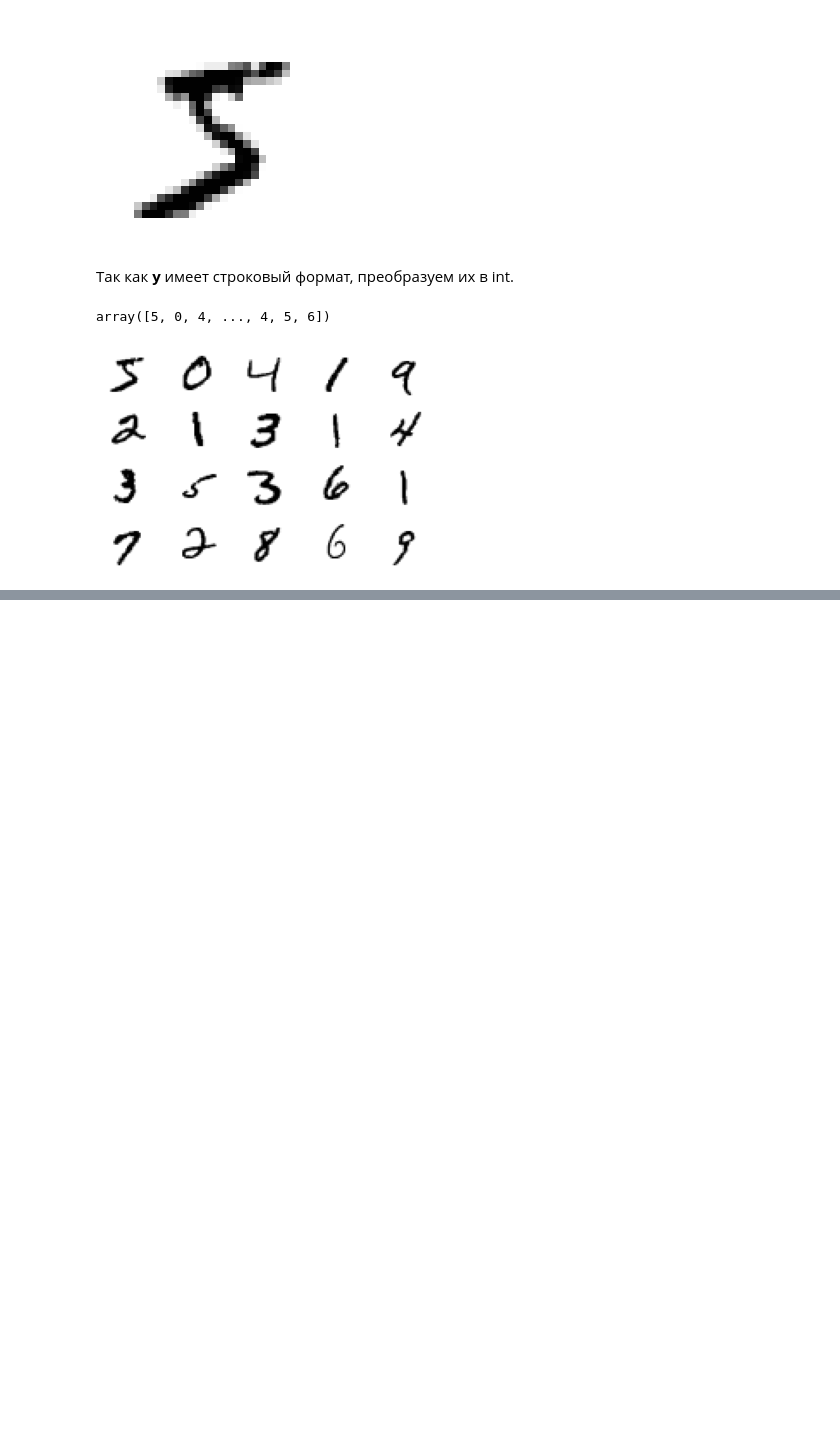
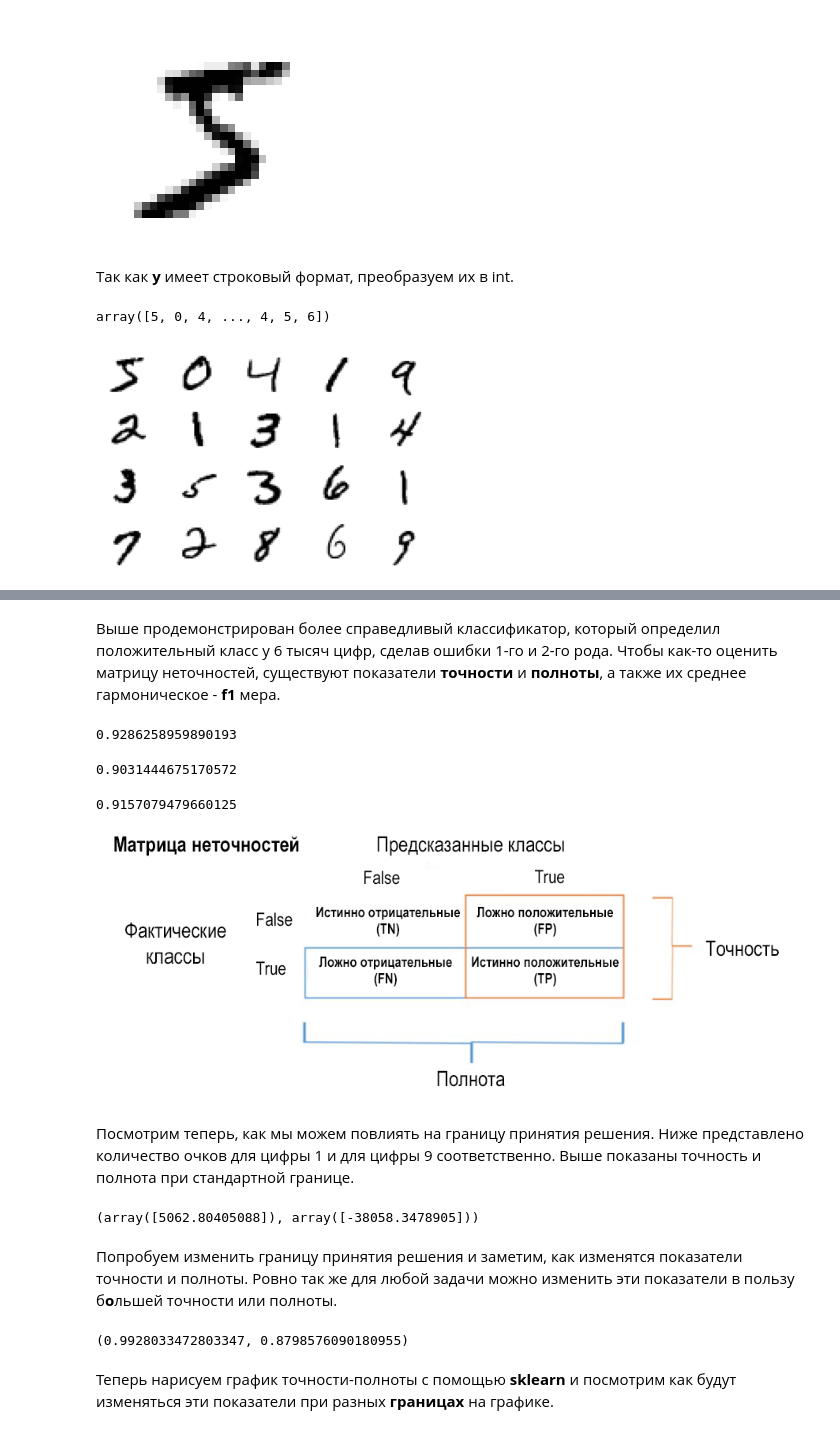
Before and after one commit to Lpshkn/Tutors, a Jupyter notebook: Practice/MNIST/MNIST digits classification.ipynb, the cells around one changed output, grey strips where cells are left out. Cells and saved outputs as stored; diff of their text form; code cells hidden in the pictures; blank space fills up the shorter version.

Commit message:
Add a picture and description about confusion matrix, f1 score etc.

```diff
--- a/Practice/MNIST/MNIST digits classification.ipynb
+++ b/Practice/MNIST/MNIST digits classification.ipynb
@@ -56,0 +129,2 @@ draw_image(X[:20])
+# %% [markdown]
+Выше продемонстрирован более справедливый классификатор, который определил положительный класс у 6 тысяч цифр, сделав ошибки 1-го и 2-го рода. Чтобы как-то оценить матрицу неточностей, существуют показатели **точности** и **полноты**, а также их среднее гармоническое - **f1** мера.
@@ -56,0 +133,25 @@ draw_image(X[:20])
+# %%
+precision_score(y_train_1, pred)
+# %% [output]
+0.9286258959890193
+# %%
+recall_score(y_train_1, pred)
+# %% [output]
+0.9031444675170572
+# %%
+f1_score(y_train_1, pred)
+# %% [output]
+0.9157079479660125
+# %%
+from IPython.display import Image
+Image(data="./Confusion matrix.png")
+# %% [output]
+[figure, added]
+# %% [markdown]
+Посмотрим теперь, как мы можем повлиять на границу принятия решения. Ниже представлено количество очков для цифры 1 и для цифры 9 соответственно. Выше показаны точность и полнота при стандартной границе.
+# %%
+clf.decision_function([X[3]]), clf.decision_function([X[4]])
+# %% [output]
+(array([5062.80405088]), array([-38058.3478905]))
+# %% [markdown]
+Попробуем изменить границу принятия решения и заметим, как изменятся показатели точности и полноты. Ровно так же для любой задачи можно изменить эти показатели в пользу б**о**льшей точности или полноты.
@@ -56,0 +161,6 @@ draw_image(X[:20])
+# %%
+precision_score(y_train_1, pred_new_threashold), recall_score(y_train_1, pred_new_threashold)
+# %% [output]
+(0.9928033472803347, 0.8798576090180955)
+# %% [markdown]
+Теперь нарисуем график точности-полноты с помощью **sklearn** и посмотрим как будут изменяться эти показатели при разных **границах** на графике.
```
Also changed, not shown: parts of 30 cells of this notebook, 1 other file.
